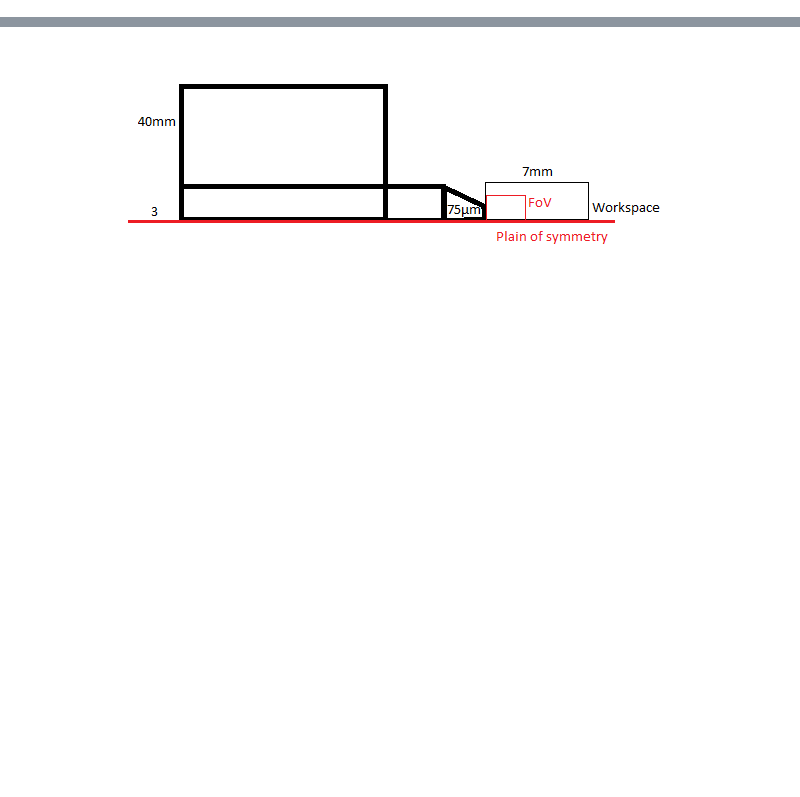
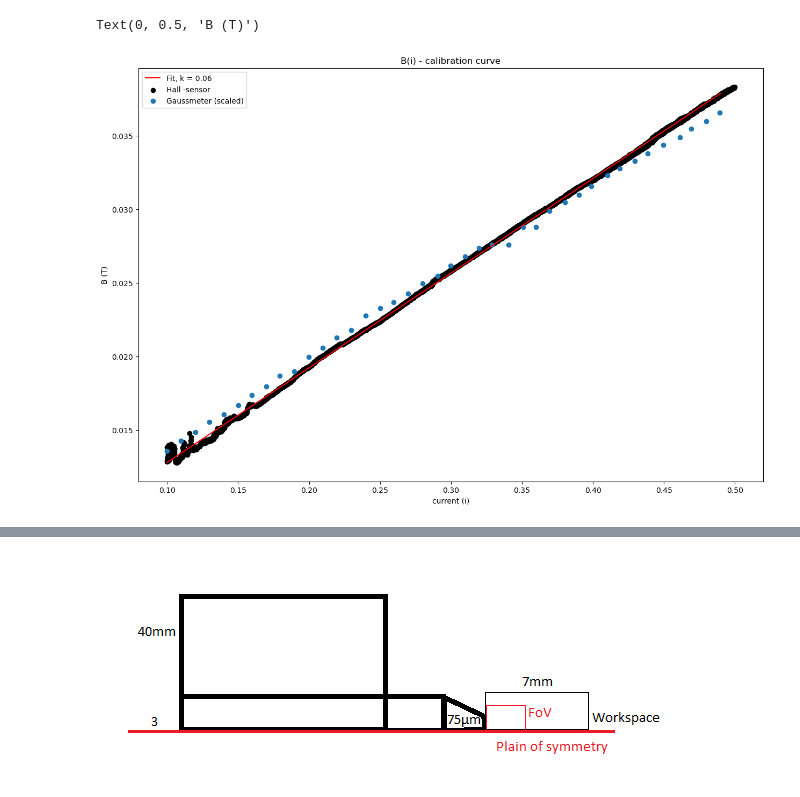
Before and after one commit to ArttuD/MicrorheologyProto, a Jupyter notebook: Notebook.ipynb, the cells around one changed output, grey strips where cells are left out. Drawn from its saved outputs; the diff is of its cells as text; code cells hidden in the pictures; blank space fills up the shorter version.

```diff
--- a/Notebook.ipynb
+++ b/Notebook.ipynb
@@ -43,0 +74,27 @@ p2.join()
+# %%
+#load Calibration
+fig, ax = plt.subplots(1, 1, figsize = (15,10))
+
+patH = "./data/calib/calib_2023-10-20.npy"
+df = pd.DataFrame(np.load(patH).T, columns = ['index','aim','measured','Mg', 'scaler'])
+x, y, k, b, cut_min, cut_max = fit_calibration(df)
+
+ax.plot(np.arange(np.min(x),np.max(x),1e-2),k*np.arange(np.min(x),np.max(x),1e-2)+b,color = "red", label = "Fit, k = {}".format(np.round(k,2)))
+ax.scatter(x,y, color = "black", label = "Hall -sensor")
+
+
+datapath = glob("./data/calib/*.csv")
+Gauss = fetchDataCSV(datapath)
+Gauss = Gauss.reset_index()
+Gauss["GUSS_ValueNP"] *= 1e-4
+df_g =Gauss.loc[cut_min/100:cut_max/100,:].reset_index()
+
+ax.scatter( x[::100], df_g["GUSS_ValueNP"]+b, label = "Gaussmeter (scaled)")
+
+ax.legend()
+ax.set_title("B(i) - calibration curve")
+ax.set_xlabel("current (i)")
+ax.set_ylabel("B (T)")
+# %% [output]
+Text(0, 0.5, 'B (T)')
+[figure, added]
```
Also changed, not shown: parts of 5 cells of this notebook, 4 other files.
